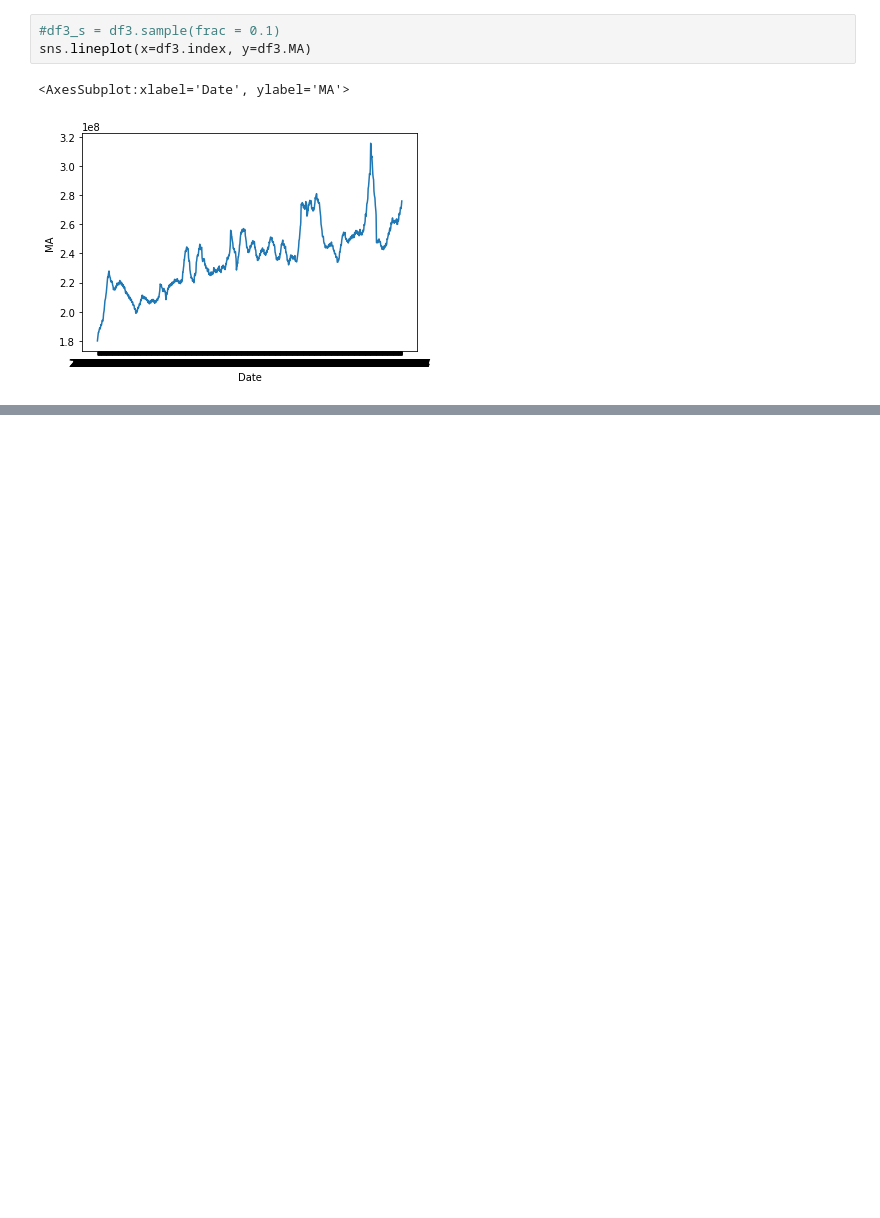
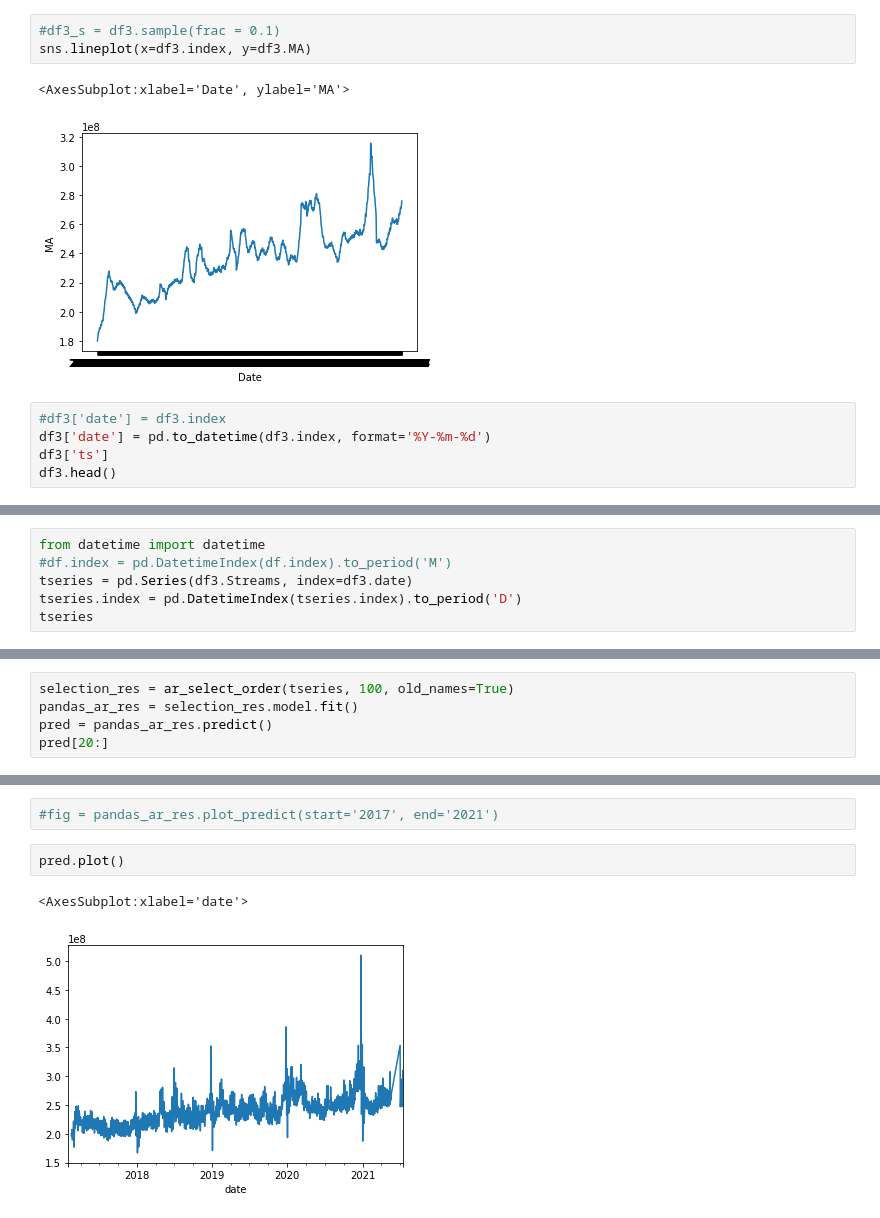
Before and after one commit to Trickster2038/researchSpotify, a Jupyter notebook: research.ipynb, the cells around one changed output, grey strips where cells are left out. Saved outputs shown, nothing was run; the diff lists cells and outputs as text; blank space fills up the shorter version.

```diff
--- a/research.ipynb
+++ b/research.ipynb
@@ -69,3 +70,8 @@ sns.lineplot(x=df3.index, y=df3.MA)
 # %% [output]
 <AxesSubplot:xlabel='Date', ylabel='MA'>
 [figure]
+# %%
+#df3['date'] = df3.index
+df3['date'] = pd.to_datetime(df3.index, format='%Y-%m-%d')
+df3['ts']
+df3.head()
@@ -71,0 +86,6 @@ sns.lineplot(x=df3.index, y=df3.MA)
+# %%
+from datetime import datetime
+#df.index = pd.DatetimeIndex(df.index).to_period('M')
+tseries = pd.Series(df3.Streams, index=df3.date)
+tseries.index = pd.DatetimeIndex(tseries.index).to_period('D')
+tseries
@@ -71,0 +108,5 @@ sns.lineplot(x=df3.index, y=df3.MA)
+# %%
+selection_res = ar_select_order(tseries, 100, old_names=True)
+pandas_ar_res = selection_res.model.fit()
+pred = pandas_ar_res.predict()
+pred[20:]
@@ -71,0 +127,7 @@ sns.lineplot(x=df3.index, y=df3.MA)
+# %%
+#fig = pandas_ar_res.plot_predict(start='2017', end='2021')
+# %%
+pred.plot()
+# %% [output]
+<AxesSubplot:xlabel='date'>
+[figure, added]
```
Also changed, not shown: parts of 10 cells of this notebook.
